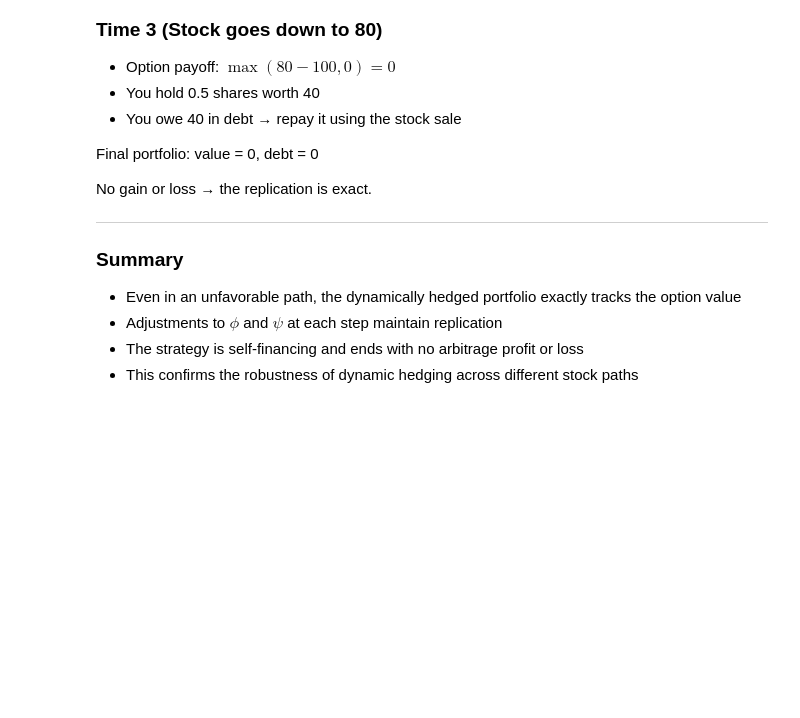
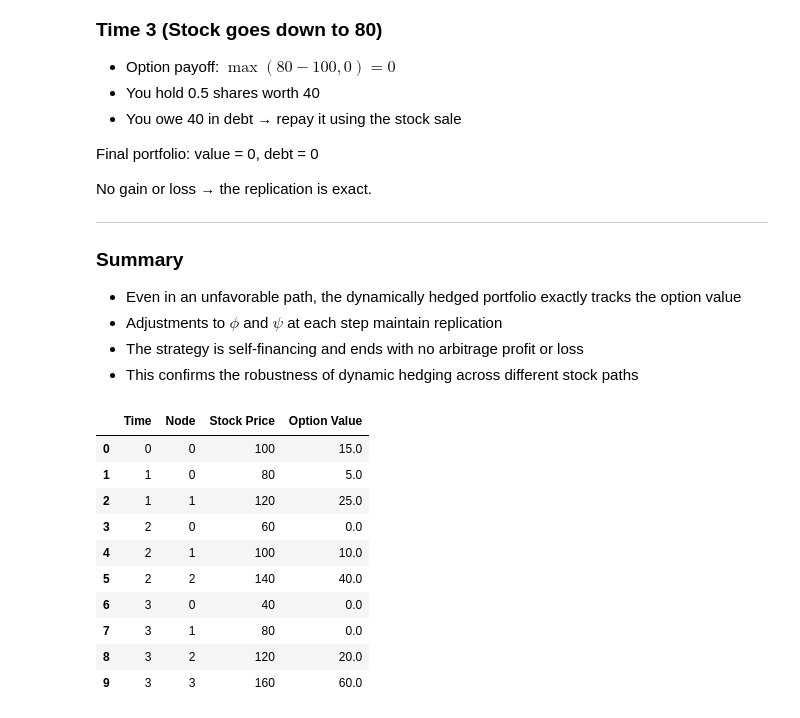
Before and after one commit to MirallesFJ/QF-Portfolio, a Jupyter notebook: Baxter_Rennie/notebooks/chapter02_discrete_processes.ipynb, the cells around one changed output. Cells and saved outputs as stored; diff of their text form; code cells hidden in the pictures; blank space fills up the shorter version.

```diff
--- a/Baxter_Rennie/notebooks/chapter02_discrete_processes.ipynb
+++ b/Baxter_Rennie/notebooks/chapter02_discrete_processes.ipynb
@@ -759,3 +759,92 @@ No gain or loss → the replication is exact.
 - Adjustments to $\phi$ and $\psi$ at each step maintain replication
 - The strategy is self-financing and ends with no arbitrage profit or loss
 - This confirms the robustness of dynamic hedging across different stock paths
+# %%
+import matplotlib.pyplot as plt
+import pandas as pd
+
+# Function to build the full stock price tree for a 3 binomial model.
+def build_stock_tree(initial_stock, up_step, down_step, time_steps):
+    stock_tree = {}
+
+    for time_step in range(time_steps + 1):
+        for up_move in range(time_step + 1):
+            price = initial_stock + up_move * up_step + (time_step - up_move) * down_step
+            stock_tree[(time_step, up_move)] = price
+    # # Debug: Print the stock tree
+    # print("Stock tree:")
+    # for key in sorted(stock_tree.keys()):
+    #     t, j = key
+    #     print(f"Time {t}, Node {j}: Stock Price = {stock_tree[key]}")
+
+    return stock_tree
+
+# Function to build option values on the tree using backward induction
+def build_option_tree(stock_tree, strike_price):
+    option_tree = {}
+    time_steps = max(t for t, _ in stock_tree.keys())
+    end_nodes = time_steps + 1
+
+    # Initialize option values at maturity (last time step)
+    for node in range(end_nodes):
+        S_T = stock_tree[(time_steps, node)] # Stock price at maturity
+        option_tree[(time_steps, node)] = max(S_T - strike_price, 0)
+
+    # # Debug: Print the option values at maturity
+    # print("Option values at maturity:")
+    # for key in sorted(option_tree.keys()):
+    #     t, j = key
+    #     if t == time_steps:
+    #         print(f"Time {t}, Node {j}: Option Value = {option_tree[key]}")
+
+    # Backward induction
+    for time_step in reversed(range(time_steps)):
+        for node in range(time_step + 1):
+            f_up = option_tree[(time_step + 1, node + 1)]
+            f_down = option_tree[(time_step + 1, node)]
+            option_tree[(time_step, node)] = 0.5 * f_up + 0.5 * f_down  # q = 0.5, r = 0
+
+    # # Degug: Print the option values at each time step
+    # print("Option values at each time step:")
+    # for key in sorted(option_tree.keys()):
+    #     t, j = key
+    #     print(f"Time {t}, Node {j}: Option Value = {option_tree[key]}")
+
+    return option_tree
+
+# Parameters
+initial_stock = 100
+up_step = 20
+down_step = -20
+strike_price = 100
+time_steps = 3  # Length of the tree (3 time-steps)
+
+# Build stock tree and option tree
+stock_tree = build_stock_tree(initial_stock, up_step, down_step, time_steps)
+option_tree = build_option_tree(stock_tree, strike_price)
+
+# Combine into a DataFrame for display
+rows = []
+for key in sorted(stock_tree.keys()):
+    t, j = key
+    rows.append({
+        "Time": t,
+        "Node": j,
+        "Stock Price": stock_tree[key],
+        "Option Value": round(option_tree.get((t, j), float('nan')), 2)
+    })
+
+df_combined = pd.DataFrame(rows)
+df_combined
+# %% [output]
+|  | Time | Node | Stock Price | Option Value |
+| 0 | 0 | 0 | 100 | 15.0 |
+| 1 | 1 | 0 | 80 | 5.0 |
+| 2 | 1 | 1 | 120 | 25.0 |
+| 3 | 2 | 0 | 60 | 0.0 |
+| 4 | 2 | 1 | 100 | 10.0 |
+| 5 | 2 | 2 | 140 | 40.0 |
+| 6 | 3 | 0 | 40 | 0.0 |
+| 7 | 3 | 1 | 80 | 0.0 |
+| 8 | 3 | 2 | 120 | 20.0 |
+| 9 | 3 | 3 | 160 | 60.0 |
```
Also changed, not shown: parts of 1 cell of this notebook.
